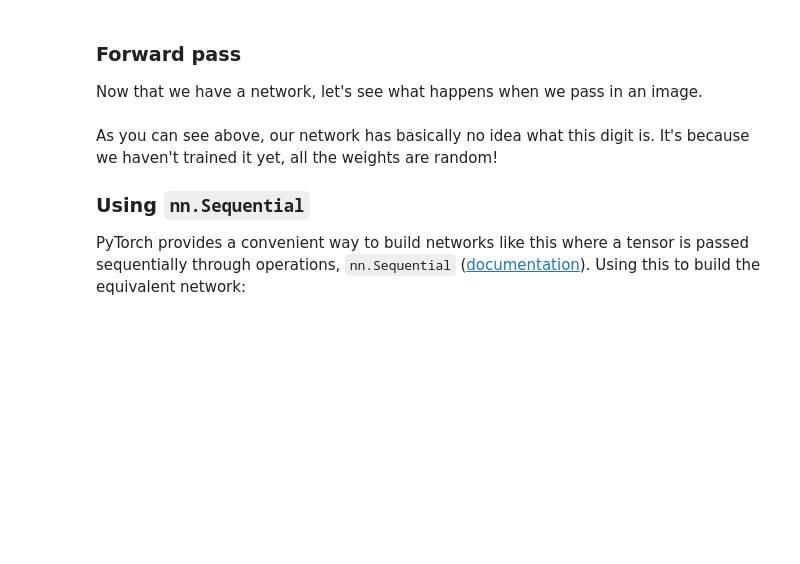
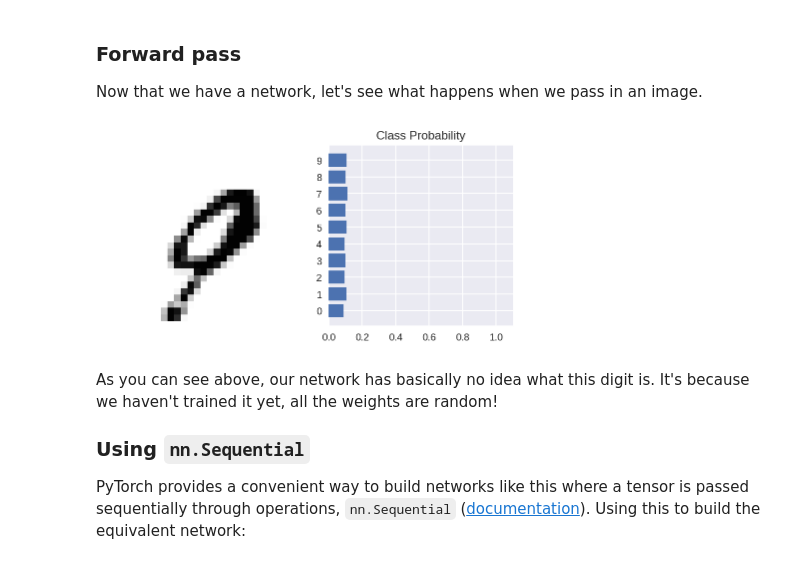
Before and after one commit to iArunava/Intro-to-Deep-Learning-with-Pytorch-Udacity-Solutions, a Jupyter notebook: intro-to-pytorch/Part 2 - Neural Networks in PyTorch.ipynb, the cells around one changed output. Cells and saved outputs as stored; diff of their text form; code cells hidden in the pictures; blank space fills up the shorter version.

Commit message:
Solved the excersice Part 2 - Neural Networks in PyTorch.ipynb

```diff
--- a/intro-to-pytorch/Part 2 - Neural Networks in PyTorch.ipynb
+++ b/intro-to-pytorch/Part 2 - Neural Networks in PyTorch.ipynb
@@ -209,3 +302,22 @@ In practice, the ReLU function is used almost exclusively as the activation func
+# %%
+## Your solution here
+
+class My_Network(nn.Module):
+    def __init__(self, inp=784, hid1=128, hid2=64, out=10):
+        super().__init__()
+
+        self.fc1 = nn.Linear(inp, hid1)
+        self.fc2 = nn.Linear(hid1, hid2)
+
+    def forward(self, x):
+        h1 = self.fc1(x)
+        a1 = F.sigmoid(h1)
+        h2 = self.fc2(a1)
+        a2 = F.softmax(h2)
+        return a2
+
+
+model = My_Network()
 # %% [markdown]
 ### Initializing weights and biases
 
@@ -228,18 +375,21 @@ Now that we have a network, let's see what happens when we pass in an image.
 # %%
 # Grab some data
 dataiter = iter(trainloader)
 images, labels = dataiter.next()
 
 # Resize images into a 1D vector, new shape is (batch size, color channels, image pixels)
 images.resize_(64, 1, 784)
 # or images.resize_(images.shape[0], 1, 784) to automatically get batch size
 
 # Forward pass through the network
 img_idx = 0
 ps = model.forward(images[img_idx,:])
 
 img = images[img_idx]
-helper.view_classify(img.view(1, 28, 28), ps)
+#helper.view_classify(img.view(1, 28, 28), ps)
+view_classify(img.view(1, 28, 28), ps)
+# %% [output]
+[figure, added]
 # %% [markdown]
 As you can see above, our network has basically no idea what this digit is. It's because we haven't trained it yet, all the weights are random!
 
```
Also changed, not shown: parts of 21 cells of this notebook.
